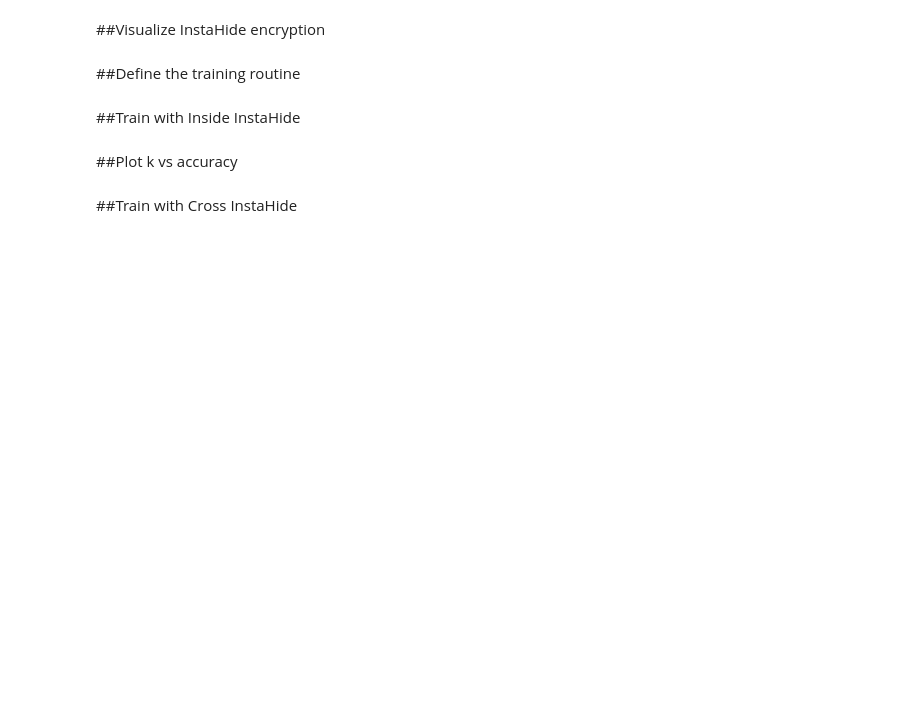
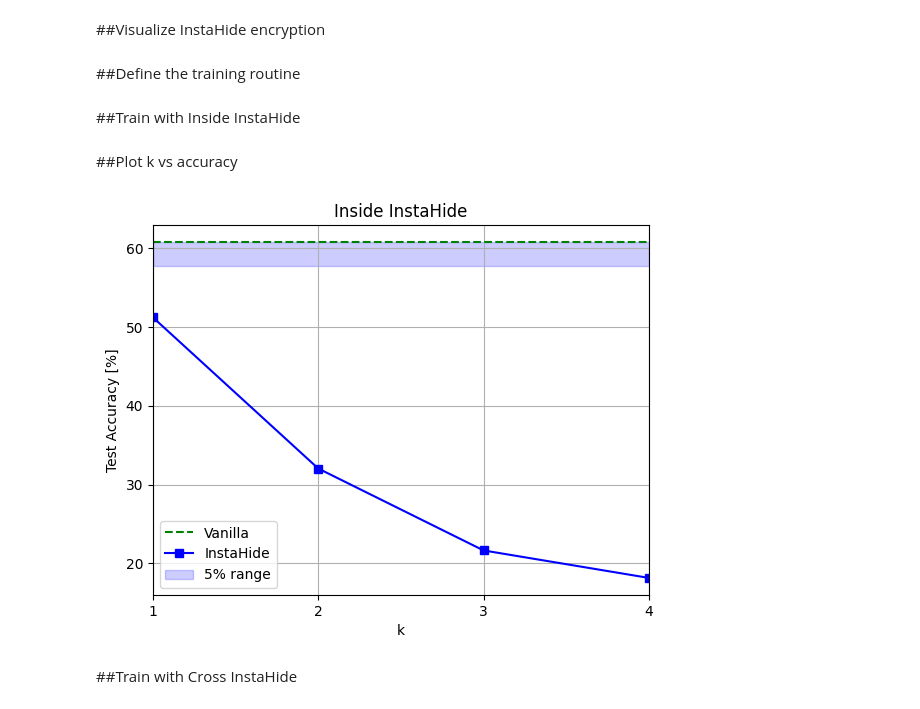
Before and after one commit to s295103/aml_project, a Jupyter notebook: jupyter_notebooks/instahide.ipynb, the cells around one changed output. Cells and saved outputs as stored; diff of their text form; code cells hidden in the pictures; blank space fills up the shorter version.

Commit message:
results

```diff
--- a/jupyter_notebooks/instahide.ipynb
+++ b/jupyter_notebooks/instahide.ipynb
@@ -227,35 +230,37 @@ for i in range(3, 4):
 # Load accuracy data
 try:
   inside_acc # Check if it exists
   if inside_acc is None or not bool(inside_acc):
     Exception()
 except:
-  with open("inside/test_acc.csv", "r") as file:
+  with open("/content/inside/test_acc.csv", "r") as file:
     reader = csv.reader(file)
     inside_acc = {}
     for k, acc in reader:
         inside_acc.update({int(k):float(acc)})
 
 # Load vanilla ResNet20 test accuracy
-model = load_model(ROOT + "/aml_project/results/models/resnet20/resnet20_gn/best_model.pth")
+model = load_model(ROOT + "/aml_project/results/resnet20/resnet20gn_best_model.pth")
 five_perc = 0.95*100*model["accuracy"]
 
 
 plt.title("Inside InstaHide")
 plt.ylabel("Test Accuracy [%]")
 plt.xlabel("k")
 kappas = list(inside_acc.keys())
 top_acc = [100*model["accuracy"] for _ in range(len(inside_acc))]
 accs = [100*a for a in list(inside_acc.values())]
 plt.xlim(min(kappas), max(kappas))
 plt.xticks(kappas)
 plt.grid(True)
 plt.plot(kappas, top_acc, "--g", label="Vanilla")
 plt.plot(kappas, accs, "-sb", label="InstaHide")
 plt.fill_between(kappas, top_acc, five_perc, color="b", alpha=0.2, label="5% range")
 plt.legend()
 
 plt.savefig(ROOT + "/inside_k_vs_accuracy")
+# %% [output]
+[figure, added]
 # %% [markdown]
 ##Train with Cross InstaHide
 # %%
```
Also changed, not shown: parts of 1 cell of this notebook, 1 other file.
